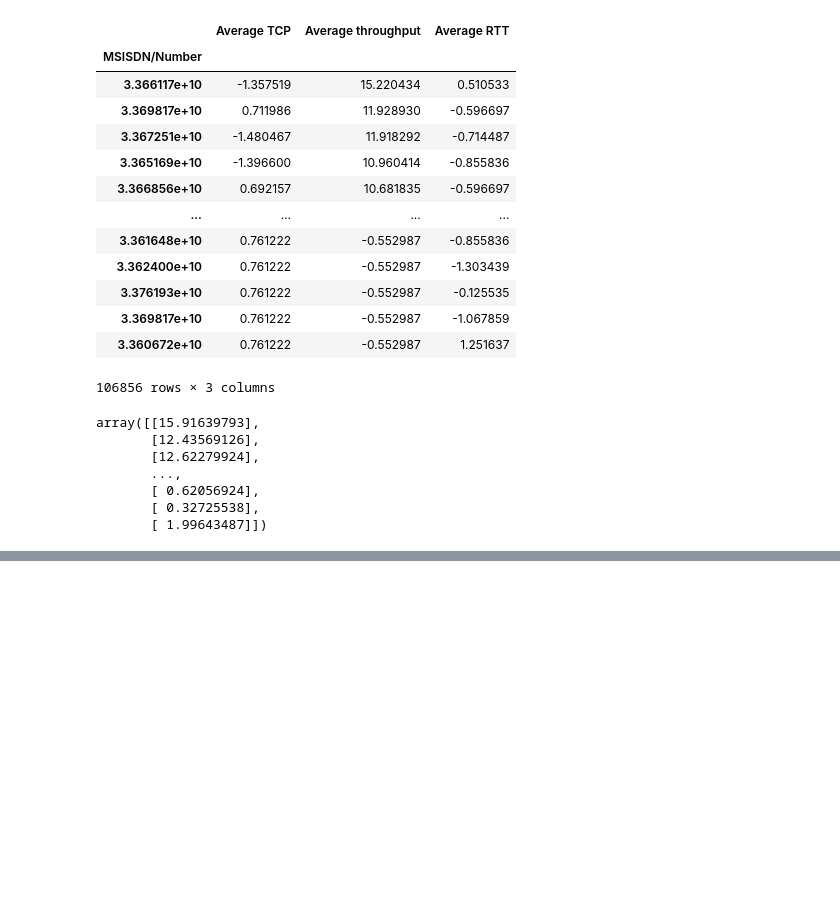
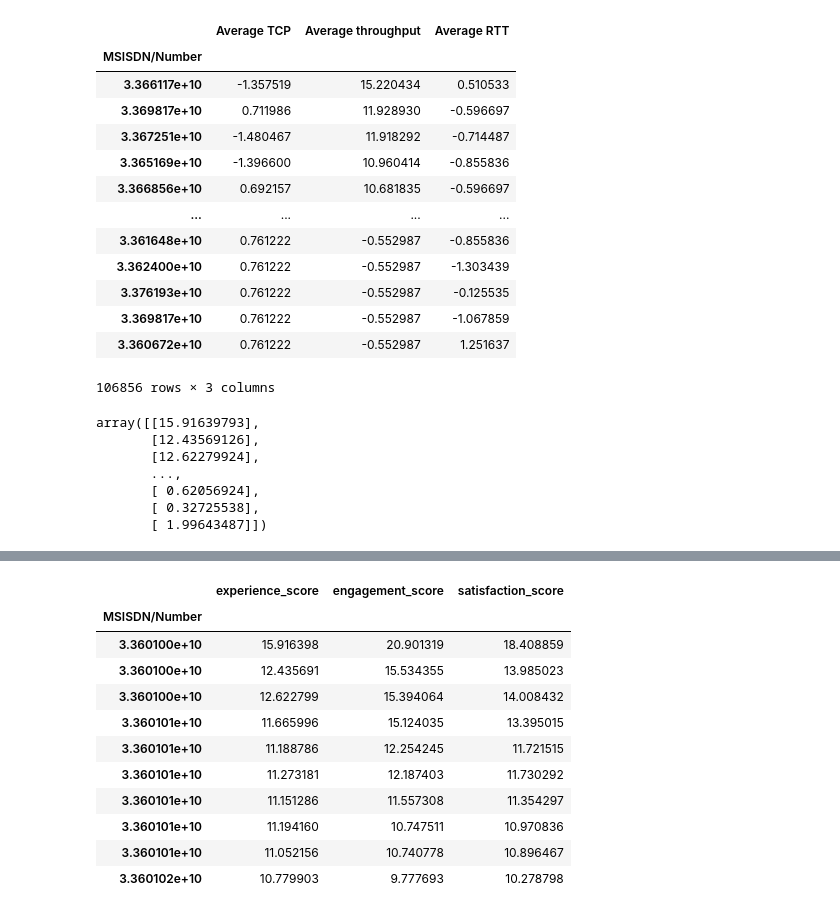
Before and after one commit to nahomHmichael/Telecom-User-Analytics, a Jupyter notebook: notebooks/satisfaction_analytics.ipynb, the cells around one changed output, grey strips where cells are left out. Saved outputs shown, nothing was run; the diff lists cells and outputs as text; code cells hidden in the pictures; blank space fills up the shorter version.

```diff
--- a/notebooks/satisfaction_analytics.ipynb
+++ b/notebooks/satisfaction_analytics.ipynb
@@ -104,0 +125,3 @@ experience_score[:2]
+# %%
+K = 385
+new_exp_score = experience_score[:len(experience_score)- K]
@@ -104,0 +132,9 @@ experience_score[:2]
+# %%
+#creating a dataframe to contain both engagement and experience score with index being 'MSISDN/Number' to identify the user
+df = pd.DataFrame()
+
+df['experience_score'] = new_exp_score
+df['engagement_score'] = engagement_score
+df.index = enga_metr.index
+#result
+df.head()
@@ -104,0 +161,17 @@ experience_score[:2]
+# %%
+# Creating a new column for the dataframe representing satisfaction calculated as an average of engagement and experience score
+df['satisfaction_score'] = (df['engagement_score'] + df['experience_score'])/2
+df.head(10)
+# %% [output]
+|  | experience_score | engagement_score | satisfaction_score |
+| MSISDN/Number |  |  |  |
+| 3.360100e+10 | 15.916398 | 20.901319 | 18.408859 |
+| 3.360100e+10 | 12.435691 | 15.534355 | 13.985023 |
+| 3.360100e+10 | 12.622799 | 15.394064 | 14.008432 |
+| 3.360101e+10 | 11.665996 | 15.124035 | 13.395015 |
+| 3.360101e+10 | 11.188786 | 12.254245 | 11.721515 |
+| 3.360101e+10 | 11.273181 | 12.187403 | 11.730292 |
+| 3.360101e+10 | 11.151286 | 11.557308 | 11.354297 |
+| 3.360101e+10 | 11.194160 | 10.747511 | 10.970836 |
+| 3.360101e+10 | 11.052156 | 10.740778 | 10.896467 |
+| 3.360102e+10 | 10.779903 | 9.777693 | 10.278798 |
```
Also changed, not shown: parts of 14 cells of this notebook, 1 other file.
